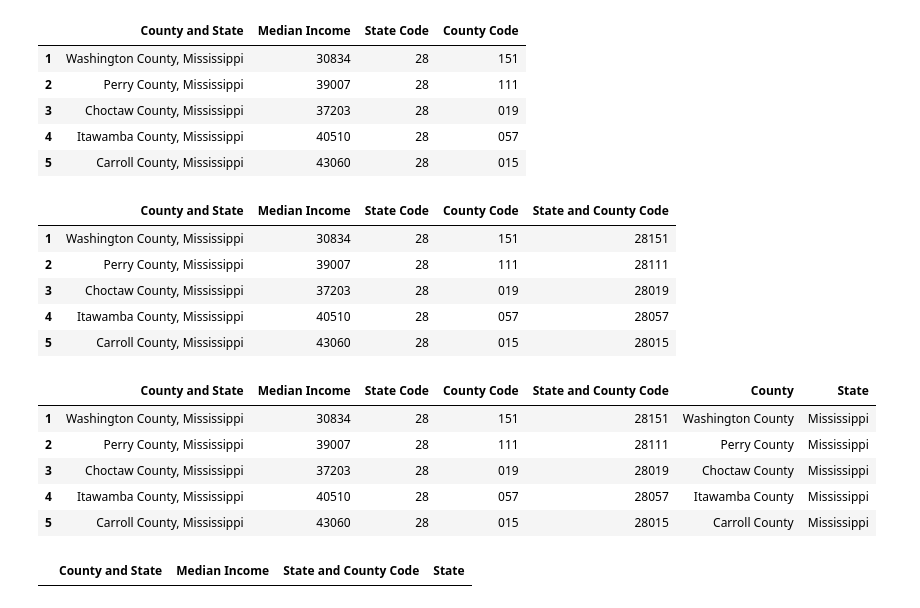
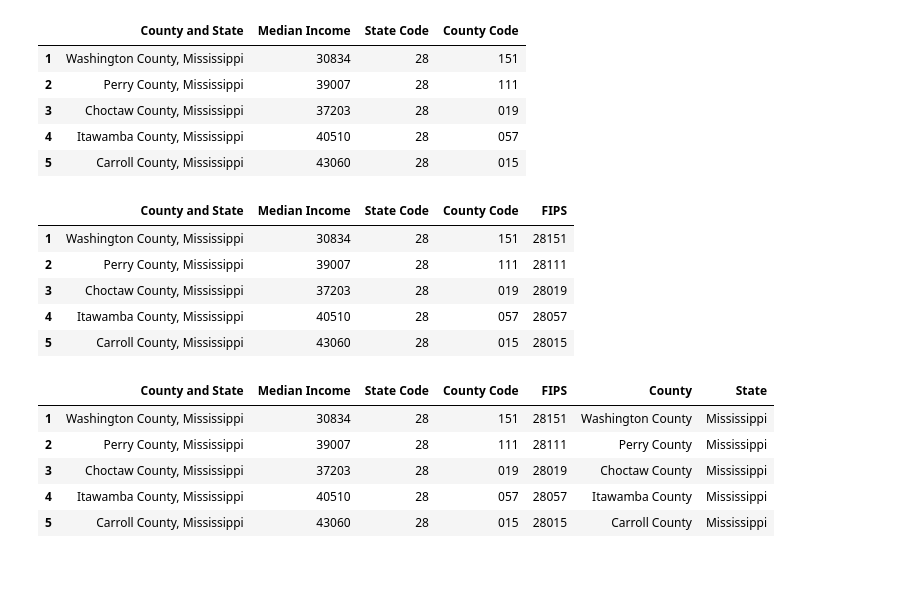
Before and after one commit to katrinan029/project-movat, a Jupyter notebook: Project code.ipynb, the cells around one changed output. Saved outputs shown, nothing was run; the diff lists cells and outputs as text; code cells hidden in the pictures; blank space fills up the shorter version.

```diff
--- a/Project code.ipynb
+++ b/Project code.ipynb
@@ -38,33 +61,30 @@ new_df.head()
 | 4 | Itawamba County, Mississippi | 40510 | 28 | 057 |
 | 5 | Carroll County, Mississippi | 43060 | 28 | 015 |
 # %%
-new_df["State and County Code"] = new_df["State Code"].astype(str) + new_df["County Code"].astype(str)
+# Combining State and County Code in order to merge the DataFrame with the Countyhealthrankings
+# DataFrame
+
+new_df["FIPS"] = new_df["State Code"].astype(str) + new_df["County Code"].astype(str)
 new_df.head()
 # %% [output]
-|  | County and State | Median Income | State Code | County Code | State and County Code |
+|  | County and State | Median Income | State Code | County Code | FIPS |
 | 1 | Washington County, Mississippi | 30834 | 28 | 151 | 28151 |
 | 2 | Perry County, Mississippi | 39007 | 28 | 111 | 28111 |
 | 3 | Choctaw County, Mississippi | 37203 | 28 | 019 | 28019 |
 | 4 | Itawamba County, Mississippi | 40510 | 28 | 057 | 28057 |
 | 5 | Carroll County, Mississippi | 43060 | 28 | 015 | 28015 |
 # %%
+# Splitting the County and State column and creating two new columns for "County" and "State"
+# to filter by California, Ohio and South Carolina
+
 split_county_state = new_df["County and State"].str.split(",", n = 0, expand = True)
 new_df["County"]= split_county_state[0]
 new_df["State"] = split_county_state[1]
 new_df.head()
 # %% [output]
-|  | County and State | Median Income | State Code | County Code | State and County Code | County | State |
+|  | County and State | Median Income | State Code | County Code | FIPS | County | State |
 | 1 | Washington County, Mississippi | 30834 | 28 | 151 | 28151 | Washington County | Mississippi |
 | 2 | Perry County, Mississippi | 39007 | 28 | 111 | 28111 | Perry County | Mississippi |
 | 3 | Choctaw County, Mississippi | 37203 | 28 | 019 | 28019 | Choctaw County | Mississippi |
 | 4 | Itawamba County, Mississippi | 40510 | 28 | 057 | 28057 | Itawamba County | Mississippi |
 | 5 | Carroll County, Mississippi | 43060 | 28 | 015 | 28015 | Carroll County | Mississippi |
-# %%
-clean_data = new_df[["County and State","Median Income","State and County Code","State"]].sort_values(by=['State and County Code'])
-states = ["California","Ohio","South Carolina"]
-select_states = clean_data[clean_data["State"].isin(states)==True]
-select_states.head()
-
-# clean_data.head()
-# %% [output]
-|  | County and State | Median Income | State and County Code | State |
```
Also changed, not shown: parts of 22 cells of this notebook.
